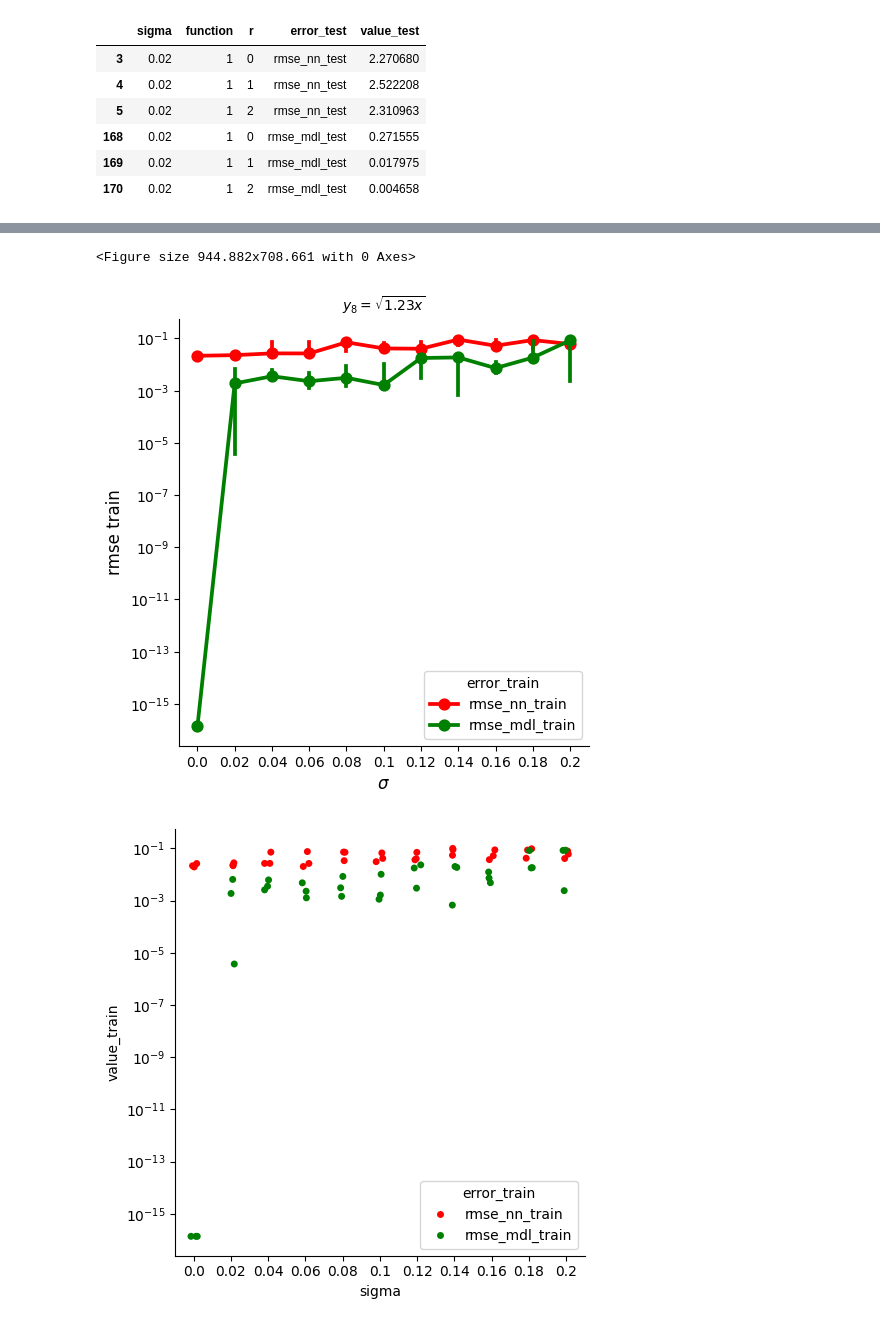
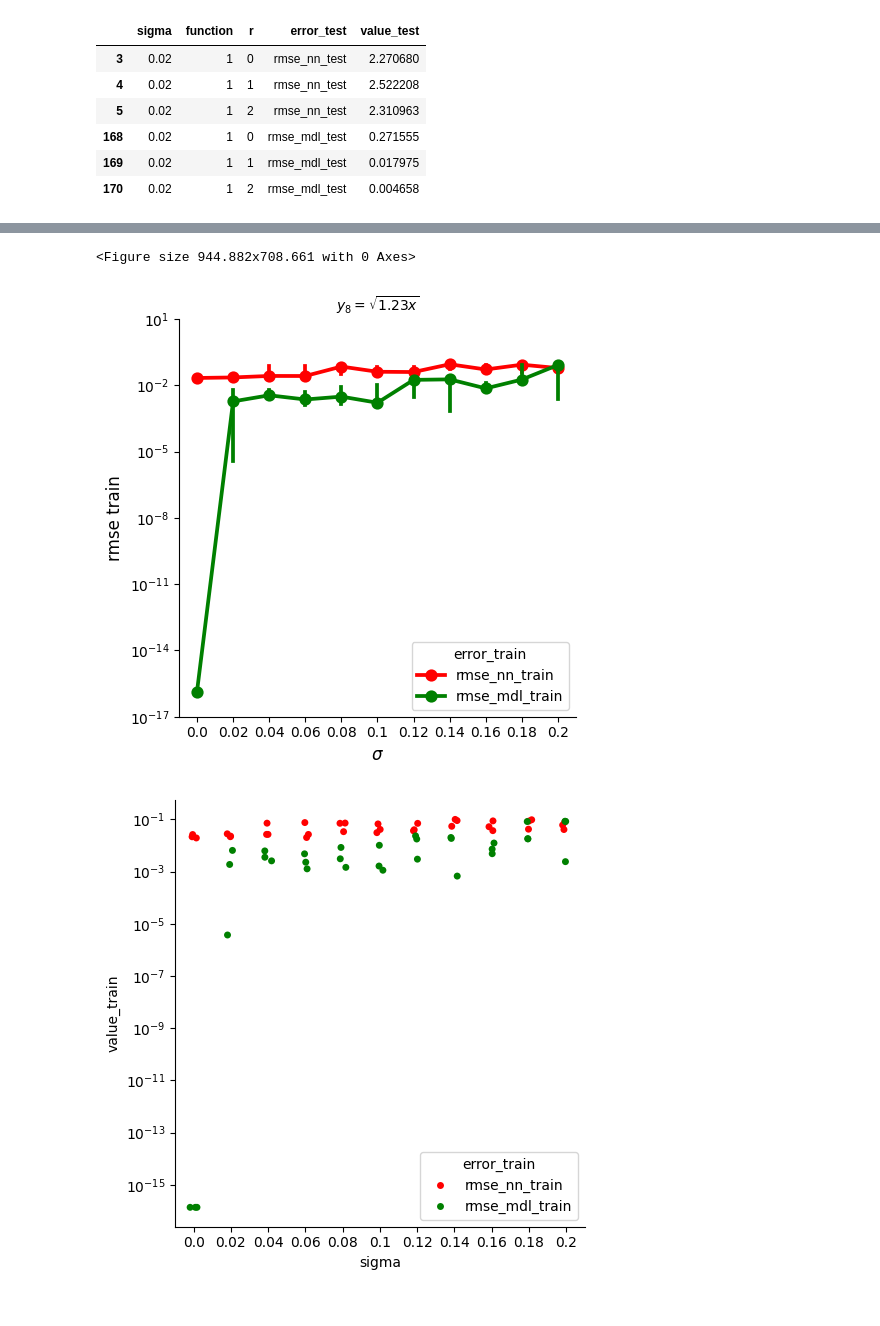
Before and after one commit to SergioCoboLopez/ANN_BMS, a Jupyter notebook: bin/nguyen/plot_nguyen_approximation_medians.ipynb, the cells around one changed output, grey strips where cells are left out. Saved outputs shown, nothing was run; the diff lists cells and outputs as text; code cells hidden in the pictures.

```diff
--- a/bin/nguyen/plot_nguyen_approximation_medians.ipynb
+++ b/bin/nguyen/plot_nguyen_approximation_medians.ipynb
@@ -101,19 +95,13 @@ display(errors_test_02)
 | 169 | 0.02 | 1 | 1 | rmse_mdl_test | 0.017975 |
 | 170 | 0.02 | 1 | 2 | rmse_mdl_test | 0.004658 |
 # %%
-errors_train_1=errors_train[errors_train['function']==1]
-errors_test_1=errors_test[errors_test['function']==1]
+func_number=1
 
-errors_train_5=errors_train[errors_train['function']==5]
-errors_test_5=errors_test[errors_test['function']==5]
+errors_train_plot=errors_train[errors_train['function']==func_number]
+errors_test_plot=errors_test[errors_test['function']==func_number]
 
-errors_train_7=errors_train[errors_train['function']==7]
-errors_test_7=errors_test[errors_test['function']==7]
-
-errors_train_8=errors_train[errors_train['function']==8]
-errors_test_8=errors_test[errors_test['function']==8]
-
-errors_train_10=errors_train[errors_train['function']==10]
-errors_test_10=errors_test[errors_test['function']==10]
-
-display(errors_train_1[errors_train_1['sigma']==0.0])
+titles={1: r'$y_1=3.39 x^3 + 2.12 x^2 +1.78x$',
+        5: r'$y_5=\sin(x^2) \cos(x)$',
+        7: r'$y_7=\log(x+1.4) + \log(x^2 + 1.3)$',
+        8: r'$y_8=\sqrt{1.23x}$',
+        10:r'$y_{10}=\sin(1.5x) \cos(0.5y)$' }
@@ -131,14 +111,12 @@ display(errors_train_1[errors_train_1['sigma']==0.0])
 cm = 1/2.54 #convert inch to cm
 width = 8*cm; height=6*cm
 
-Extensions=['.png', '.pdf']
-
 #Fonts and sizes
-size_axis=12;size_ticks=10;size_title=5
+size_axis=12;size_ticks=10
 line_w=1;marker_s=3 #width and marker size
 m_size=6
 
 output_path='../../results/'
 
 resamples=100000; bs_seed=1111
-ymin=1e-16;ymax=1
+ymin=1e-17;ymax=10
@@ -260,29 +351,26 @@ plt.yscale("log")
 # %%
 #nguyen 8 - train
 fig=figure(figsize=(width,height), dpi=300)
 sns.catplot(data=errors_train_8, x='sigma', y='value_train', hue='error_train', kind='point', estimator='median',
             errorbar=('ci', 95),n_boot=resamples, seed=bs_seed, palette=['red', 'green'],legend_out=False)
 
 plt.title(r'$y_8=\sqrt{1.23x}$',fontsize=size_ticks)
-plt.yscale("log")
 
 #labels, limits, and ticks
-plt.xlabel(r'$\sigma$',fontsize=size_axis)
-plt.ylabel('rmse train',fontsize=size_axis)
+plt.xlabel(r'$\sigma$',fontsize=size_axis);plt.ylabel('rmse train',fontsize=size_axis)
+plt.yscale("log")
 plt.xticks(fontsize=size_ticks);plt.yticks(fontsize=size_ticks)
-#plt.legend(loc='lower right',fontsize=size_ticks,frameon=False)
+plt.ylim(ymin,ymax)
 
-#plt.ylim(ymin,ymax)
+plt.tight_layout()
 
+name_fig='nguyen_8_medians_train'
+plt.savefig(output_path+name_fig + '.svg',dpi=300)
+plt.savefig(output_path+name_fig + '.png',dpi=300)
 
-#name_fig='tanh_rmse_train.svg'
-#plt.savefig(output_path+name_fig,dpi=300)
-#fig=figure(figsize=(2*width,2*height), dpi=300)
 sns.catplot(data=errors_train_8, x='sigma', y='value_train', hue="error_train",palette=['red', 'green'],legend_out=False)
 plt.yscale("log")
-#plt.ylim(1e-2,1)
-#plt.show()
 # %% [output]
 <Figure size 944.882x708.661 with 0 Axes>
-[figure, old version]
+[figure, new version]
-[figure, old version]
+[figure, new version]
```
Also changed, not shown: parts of 18 cells of this notebook.
